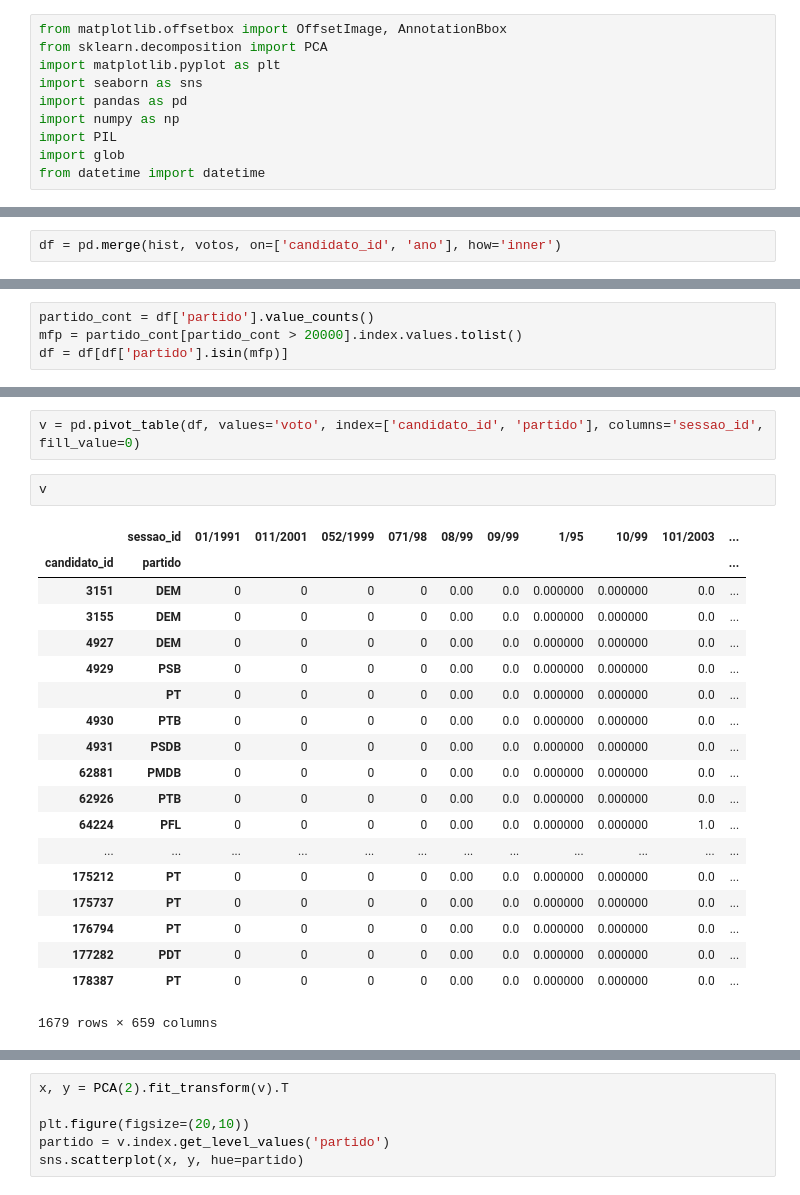
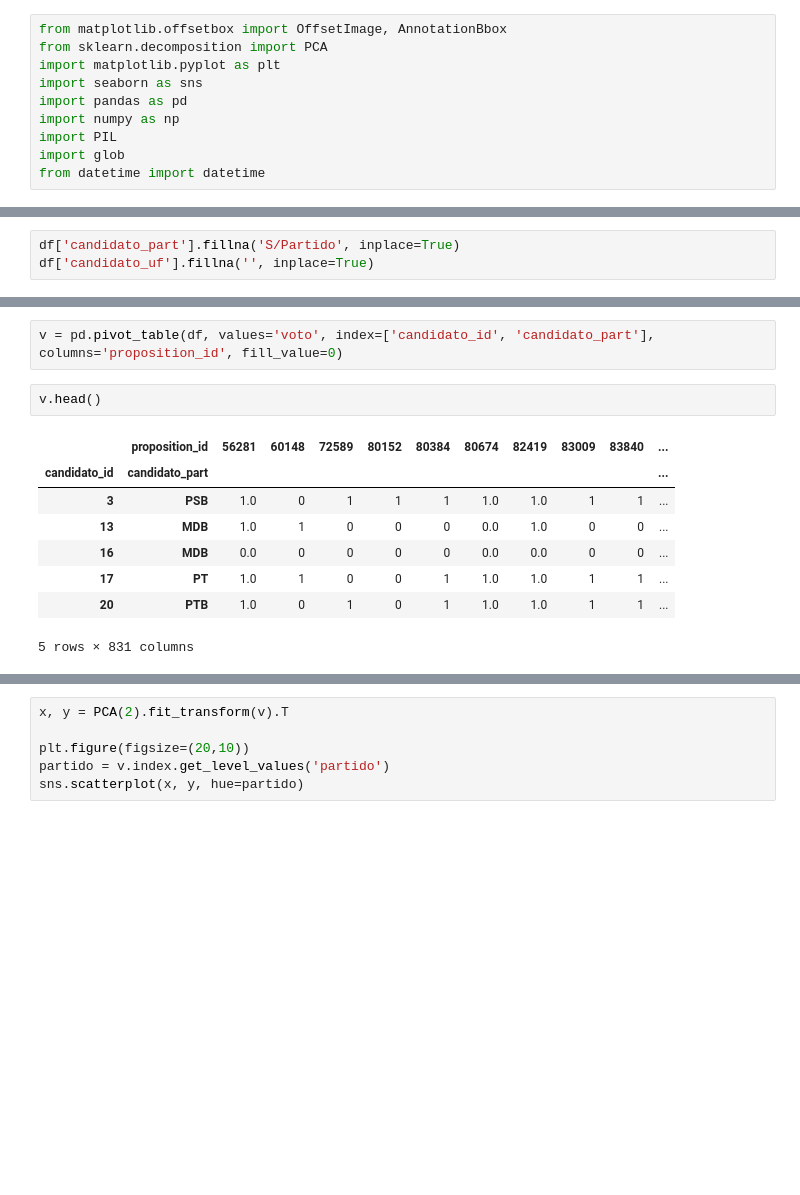
Before and after one commit to willianw/brazilian-political-compass, a Jupyter notebook: politicompass/votacoes/notebooks/Untitled.ipynb, the cells around one changed output, grey strips where cells are left out. Cells and saved outputs as stored; diff of their text form; blank space fills up the shorter version.

```diff
--- a/politicompass/votacoes/notebooks/Untitled.ipynb
+++ b/politicompass/votacoes/notebooks/Untitled.ipynb
@@ -23,2 +31,0 @@ votos['ano'] = votos['date'].apply(lambda x:x.year)
-# %%
-df = pd.merge(hist, votos, on=['candidato_id', 'ano'], how='inner')
@@ -25,2 +39,5 @@ df = pd.merge(hist, votos, on=['candidato_id', 'ano'], how='inner')
+# %%
+df['candidato_part'].fillna('S/Partido', inplace=True)
+df['candidato_uf'].fillna('', inplace=True)
 # %%
 plt.figure(figsize=(20,3))
@@ -51,4 +47,0 @@ Name: ano, dtype: int64
-# %%
-partido_cont = df['partido'].value_counts()
-mfp = partido_cont[partido_cont > 20000].index.values.tolist()
-df = df[df['partido'].isin(mfp)]
@@ -55,24 +54,13 @@ df = df[df['partido'].isin(mfp)]
 # %%
-v = pd.pivot_table(df, values='voto', index=['candidato_id', 'partido'], columns='sessao_id', fill_value=0)
+v = pd.pivot_table(df, values='voto', index=['candidato_id', 'candidato_part'], columns='proposition_id', fill_value=0)
 # %%
-v
+v.head()
 # %% [output]
-|  | sessao_id | 01/1991 | 011/2001 | 052/1999 | 071/98 | 08/99 | 09/99 | 1/95 | 10/99 | 101/2003 | ... |
-| candidato_id | partido |  |  |  |  |  |  |  |  |  | ... |
-| 3151 | DEM | 0 | 0 | 0 | 0 | 0.00 | 0.0 | 0.000000 | 0.000000 | 0.0 | ... |
-| 3155 | DEM | 0 | 0 | 0 | 0 | 0.00 | 0.0 | 0.000000 | 0.000000 | 0.0 | ... |
-| 4927 | DEM | 0 | 0 | 0 | 0 | 0.00 | 0.0 | 0.000000 | 0.000000 | 0.0 | ... |
-| 4929 | PSB | 0 | 0 | 0 | 0 | 0.00 | 0.0 | 0.000000 | 0.000000 | 0.0 | ... |
-|  | PT | 0 | 0 | 0 | 0 | 0.00 | 0.0 | 0.000000 | 0.000000 | 0.0 | ... |
-| 4930 | PTB | 0 | 0 | 0 | 0 | 0.00 | 0.0 | 0.000000 | 0.000000 | 0.0 | ... |
-| 4931 | PSDB | 0 | 0 | 0 | 0 | 0.00 | 0.0 | 0.000000 | 0.000000 | 0.0 | ... |
-| 62881 | PMDB | 0 | 0 | 0 | 0 | 0.00 | 0.0 | 0.000000 | 0.000000 | 0.0 | ... |
-| 62926 | PTB | 0 | 0 | 0 | 0 | 0.00 | 0.0 | 0.000000 | 0.000000 | 0.0 | ... |
-| 64224 | PFL | 0 | 0 | 0 | 0 | 0.00 | 0.0 | 0.000000 | 0.000000 | 1.0 | ... |
-| ... | ... | ... | ... | ... | ... | ... | ... | ... | ... | ... | ... |
-| 175212 | PT | 0 | 0 | 0 | 0 | 0.00 | 0.0 | 0.000000 | 0.000000 | 0.0 | ... |
-| 175737 | PT | 0 | 0 | 0 | 0 | 0.00 | 0.0 | 0.000000 | 0.000000 | 0.0 | ... |
-| 176794 | PT | 0 | 0 | 0 | 0 | 0.00 | 0.0 | 0.000000 | 0.000000 | 0.0 | ... |
-| 177282 | PDT | 0 | 0 | 0 | 0 | 0.00 | 0.0 | 0.000000 | 0.000000 | 0.0 | ... |
-| 178387 | PT | 0 | 0 | 0 | 0 | 0.00 | 0.0 | 0.000000 | 0.000000 | 0.0 | ... |
+|  | proposition_id | 56281 | 60148 | 72589 | 80152 | 80384 | 80674 | 82419 | 83009 | 83840 | ... |
+| candidato_id | candidato_part |  |  |  |  |  |  |  |  |  | ... |
+| 3 | PSB | 1.0 | 0 | 1 | 1 | 1 | 1.0 | 1.0 | 1 | 1 | ... |
+| 13 | MDB | 1.0 | 1 | 0 | 0 | 0 | 0.0 | 1.0 | 0 | 0 | ... |
+| 16 | MDB | 0.0 | 0 | 0 | 0 | 0 | 0.0 | 0.0 | 0 | 0 | ... |
+| 17 | PT | 1.0 | 1 | 0 | 0 | 1 | 1.0 | 1.0 | 1 | 1 | ... |
+| 20 | PTB | 1.0 | 0 | 1 | 0 | 1 | 1.0 | 1.0 | 1 | 1 | ... |
-1679 rows × 659 columns
+5 rows × 831 columns
```
Also changed, not shown: parts of 15 cells of this notebook, 3 other files.
